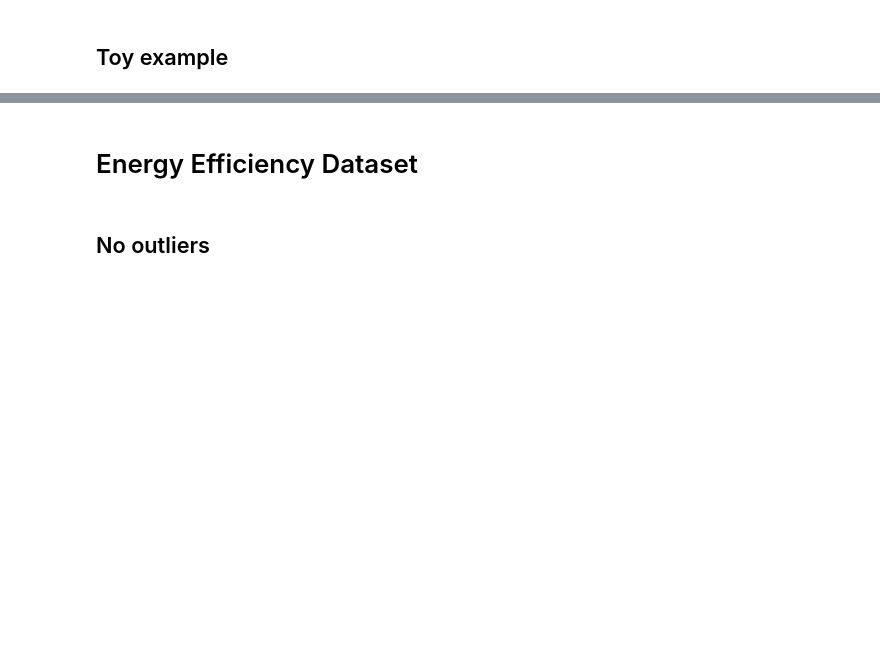
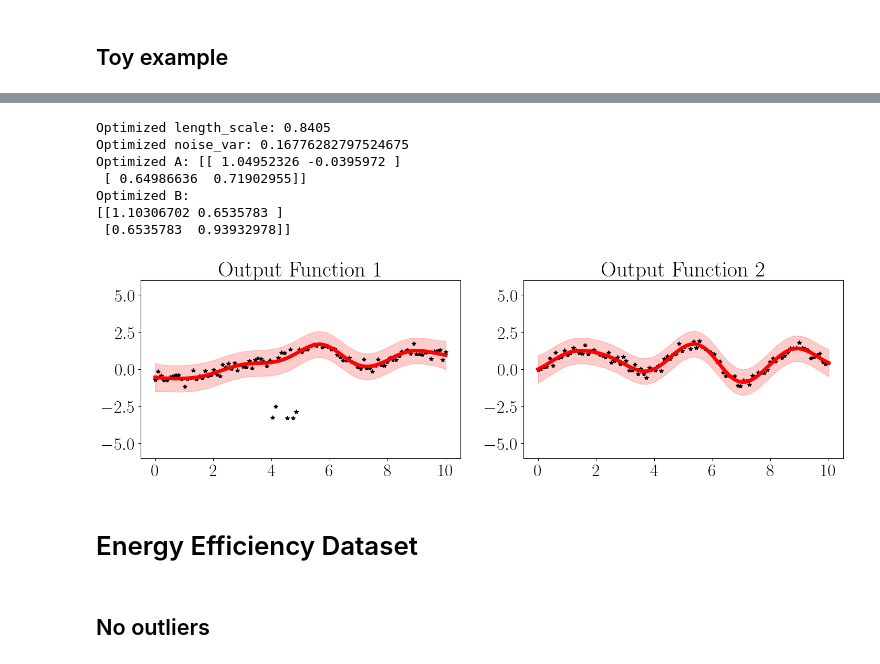
Before and after one commit to joshuarooijakkers/robust_conjugate_MOGP, a Jupyter notebook: experiments/robotics/UCI.ipynb, the cells around one changed output, grey strips where cells are left out. Drawn from its saved outputs; the diff is of its cells as text; code cells hidden in the pictures; blank space fills up the shorter version.

```diff
--- a/experiments/robotics/UCI.ipynb
+++ b/experiments/robotics/UCI.ipynb
@@ -243,3 +247,39 @@ plt.show()
+# %%
+mcd = MinCovDet(support_fraction=1-0.1).fit(Y)
+robust_covariance = mcd.covariance_
+
+morcgp = MORCGP_shared_noise(mean = 0, length_scale=1, noise_var = 0.05, A=A)
+morcgp.fit(X.reshape(-1,1), Y, epsilons=np.array([0.1, 0]))
+morcgp.optimize_loo_cv(print_opt_param=True, print_iter_objective=False, k=1, init_cov=robust_covariance, fix_weights=True)
+
+# Predict on test points
+x_test = np.linspace(0, 10, 100).reshape(-1, 1)
+mu, var = morcgp.predict(x_test)
+std = np.sqrt(var + morcgp.noise_var)
+
+# Plotting
+fig, axs = plt.subplots(1, 2, figsize=(15, 5))
+
+for i in range(2):
+    axs[i].plot(X.flatten(), Y[:, i], 'k*', label=f'Observed Data')
+    axs[i].plot(x_test.flatten(), mu[:, i], 'r-', label=f'Predicted Mean')
+    axs[i].fill_between(x_test.flatten(), mu[:, i] - 2*std[:, i], mu[:, i] + 2*std[:, i], color='r', alpha=0.2, label=f'±2 Std. Dev.')
+
+    axs[i].set_title(f"Output Function {i+1}")
+    axs[i].set_ylim([-6, 6])
+    # axs[i].legend()
+
+plt.tight_layout()
+plt.show()
+# %% [output]
+Optimized length_scale: 0.8405
+Optimized noise_var: 0.16776282797524675
+Optimized A: [[ 1.04952326 -0.0395972 ]
+ [ 0.64986636  0.71902955]]
+Optimized B:
+[[1.10306702 0.6535783 ]
+ [0.6535783  0.93932978]]
+[figure, added]
 # %% [markdown]
 # Energy Efficiency Dataset
 # %%
```
Also changed, not shown: parts of 6 cells of this notebook, 4 other files.
